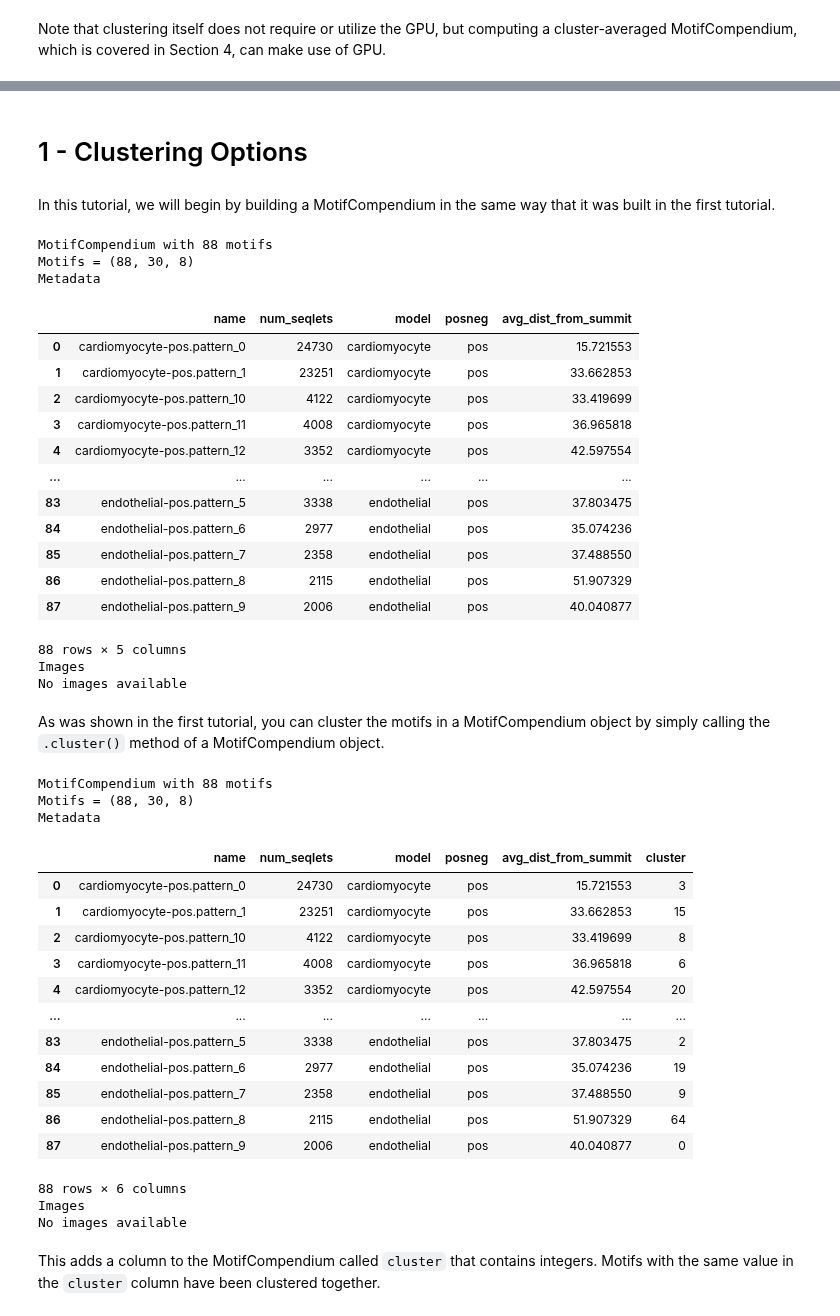
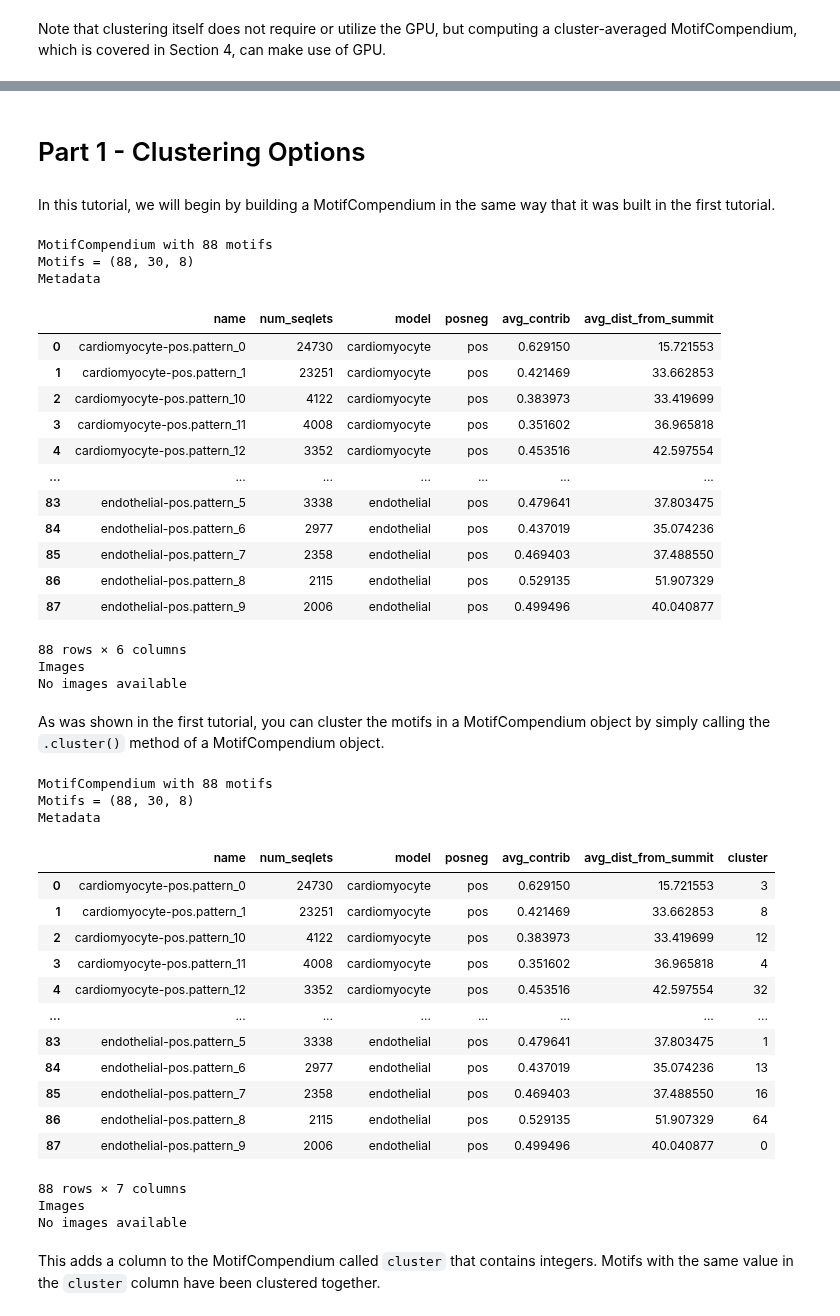
Before and after one commit to kundajelab/MotifCompendium, a Jupyter notebook: tutorials/3_motif_clustering.ipynb, the cells around one changed output, grey strips where cells are left out. Saved outputs shown, nothing was run; the diff lists cells and outputs as text; code cells hidden in the pictures.

```diff
--- a/tutorials/3_motif_clustering.ipynb
+++ b/tutorials/3_motif_clustering.ipynb
@@ -16,31 +45,31 @@ Note that clustering itself does not require or utilize the GPU, but computing a
 # %% [markdown]
-# 1 - Clustering Options
+# Part 1 - Clustering Options
 # %% [markdown]
 In this tutorial, we will begin by building a MotifCompendium in the same way that it was built in the first tutorial.
 # %%
 modisco_dict = {
-    "cardiomyocyte": "/oak/stanford/groups/akundaje/salil512/resources/MotifCompendium_Tutorial_Resources/cardiomyocyte_modisco_output.h5",
-    "endothelial": "/oak/stanford/groups/akundaje/salil512/resources/MotifCompendium_Tutorial_Resources/endothelial_modisco_output.h5"
+    "cardiomyocyte": "tutorial_data/cardiomyocyte_modisco_output.h5",
+    "endothelial": "tutorial_data/endothelial_modisco_output.h5"
 }
 mc = MotifCompendium.build_from_modisco(modisco_dict)
 mc
 # %% [output]
 MotifCompendium with 88 motifs
 Motifs = (88, 30, 8)
 Metadata
-|  | name | num_seqlets | model | posneg | avg_dist_from_summit |
-| 0 | cardiomyocyte-pos.pattern_0 | 24730 | cardiomyocyte | pos | 15.721553 |
-| 1 | cardiomyocyte-pos.pattern_1 | 23251 | cardiomyocyte | pos | 33.662853 |
-| 2 | cardiomyocyte-pos.pattern_10 | 4122 | cardiomyocyte | pos | 33.419699 |
-| 3 | cardiomyocyte-pos.pattern_11 | 4008 | cardiomyocyte | pos | 36.965818 |
-| 4 | cardiomyocyte-pos.pattern_12 | 3352 | cardiomyocyte | pos | 42.597554 |
-| ... | ... | ... | ... | ... | ... |
-| 83 | endothelial-pos.pattern_5 | 3338 | endothelial | pos | 37.803475 |
-| 84 | endothelial-pos.pattern_6 | 2977 | endothelial | pos | 35.074236 |
-| 85 | endothelial-pos.pattern_7 | 2358 | endothelial | pos | 37.488550 |
-| 86 | endothelial-pos.pattern_8 | 2115 | endothelial | pos | 51.907329 |
-| 87 | endothelial-pos.pattern_9 | 2006 | endothelial | pos | 40.040877 |
+|  | name | num_seqlets | model | posneg | avg_contrib | avg_dist_from_summit |
+| 0 | cardiomyocyte-pos.pattern_0 | 24730 | cardiomyocyte | pos | 0.629150 | 15.721553 |
+| 1 | cardiomyocyte-pos.pattern_1 | 23251 | cardiomyocyte | pos | 0.421469 | 33.662853 |
+| 2 | cardiomyocyte-pos.pattern_10 | 4122 | cardiomyocyte | pos | 0.383973 | 33.419699 |
+| 3 | cardiomyocyte-pos.pattern_11 | 4008 | cardiomyocyte | pos | 0.351602 | 36.965818 |
+| 4 | cardiomyocyte-pos.pattern_12 | 3352 | cardiomyocyte | pos | 0.453516 | 42.597554 |
+| ... | ... | ... | ... | ... | ... | ... |
+| 83 | endothelial-pos.pattern_5 | 3338 | endothelial | pos | 0.479641 | 37.803475 |
+| 84 | endothelial-pos.pattern_6 | 2977 | endothelial | pos | 0.437019 | 35.074236 |
+| 85 | endothelial-pos.pattern_7 | 2358 | endothelial | pos | 0.469403 | 37.488550 |
+| 86 | endothelial-pos.pattern_8 | 2115 | endothelial | pos | 0.529135 | 51.907329 |
+| 87 | endothelial-pos.pattern_9 | 2006 | endothelial | pos | 0.499496 | 40.040877 |
-88 rows × 5 columns
+88 rows × 6 columns
 Images
 No images available
 # %% [markdown]
@@ -52,19 +81,19 @@ mc
 MotifCompendium with 88 motifs
 Motifs = (88, 30, 8)
 Metadata
-|  | name | num_seqlets | model | posneg | avg_dist_from_summit | cluster |
-| 0 | cardiomyocyte-pos.pattern_0 | 24730 | cardiomyocyte | pos | 15.721553 | 3 |
-| 1 | cardiomyocyte-pos.pattern_1 | 23251 | cardiomyocyte | pos | 33.662853 | 15 |
-| 2 | cardiomyocyte-pos.pattern_10 | 4122 | cardiomyocyte | pos | 33.419699 | 8 |
-| 3 | cardiomyocyte-pos.pattern_11 | 4008 | cardiomyocyte | pos | 36.965818 | 6 |
-| 4 | cardiomyocyte-pos.pattern_12 | 3352 | cardiomyocyte | pos | 42.597554 | 20 |
-| ... | ... | ... | ... | ... | ... | ... |
-| 83 | endothelial-pos.pattern_5 | 3338 | endothelial | pos | 37.803475 | 2 |
-| 84 | endothelial-pos.pattern_6 | 2977 | endothelial | pos | 35.074236 | 19 |
-| 85 | endothelial-pos.pattern_7 | 2358 | endothelial | pos | 37.488550 | 9 |
-| 86 | endothelial-pos.pattern_8 | 2115 | endothelial | pos | 51.907329 | 64 |
-| 87 | endothelial-pos.pattern_9 | 2006 | endothelial | pos | 40.040877 | 0 |
+|  | name | num_seqlets | model | posneg | avg_contrib | avg_dist_from_summit | cluster |
+| 0 | cardiomyocyte-pos.pattern_0 | 24730 | cardiomyocyte | pos | 0.629150 | 15.721553 | 3 |
+| 1 | cardiomyocyte-pos.pattern_1 | 23251 | cardiomyocyte | pos | 0.421469 | 33.662853 | 8 |
+| 2 | cardiomyocyte-pos.pattern_10 | 4122 | cardiomyocyte | pos | 0.383973 | 33.419699 | 12 |
+| 3 | cardiomyocyte-pos.pattern_11 | 4008 | cardiomyocyte | pos | 0.351602 | 36.965818 | 4 |
+| 4 | cardiomyocyte-pos.pattern_12 | 3352 | cardiomyocyte | pos | 0.453516 | 42.597554 | 32 |
+| ... | ... | ... | ... | ... | ... | ... | ... |
+| 83 | endothelial-pos.pattern_5 | 3338 | endothelial | pos | 0.479641 | 37.803475 | 1 |
+| 84 | endothelial-pos.pattern_6 | 2977 | endothelial | pos | 0.437019 | 35.074236 | 13 |
+| 85 | endothelial-pos.pattern_7 | 2358 | endothelial | pos | 0.469403 | 37.488550 | 16 |
+| 86 | endothelial-pos.pattern_8 | 2115 | endothelial | pos | 0.529135 | 51.907329 | 64 |
+| 87 | endothelial-pos.pattern_9 | 2006 | endothelial | pos | 0.499496 | 40.040877 | 0 |
-88 rows × 6 columns
+88 rows × 7 columns
 Images
 No images available
 # %% [markdown]
```
Also changed, not shown: parts of 44 cells of this notebook, 3 other files.
